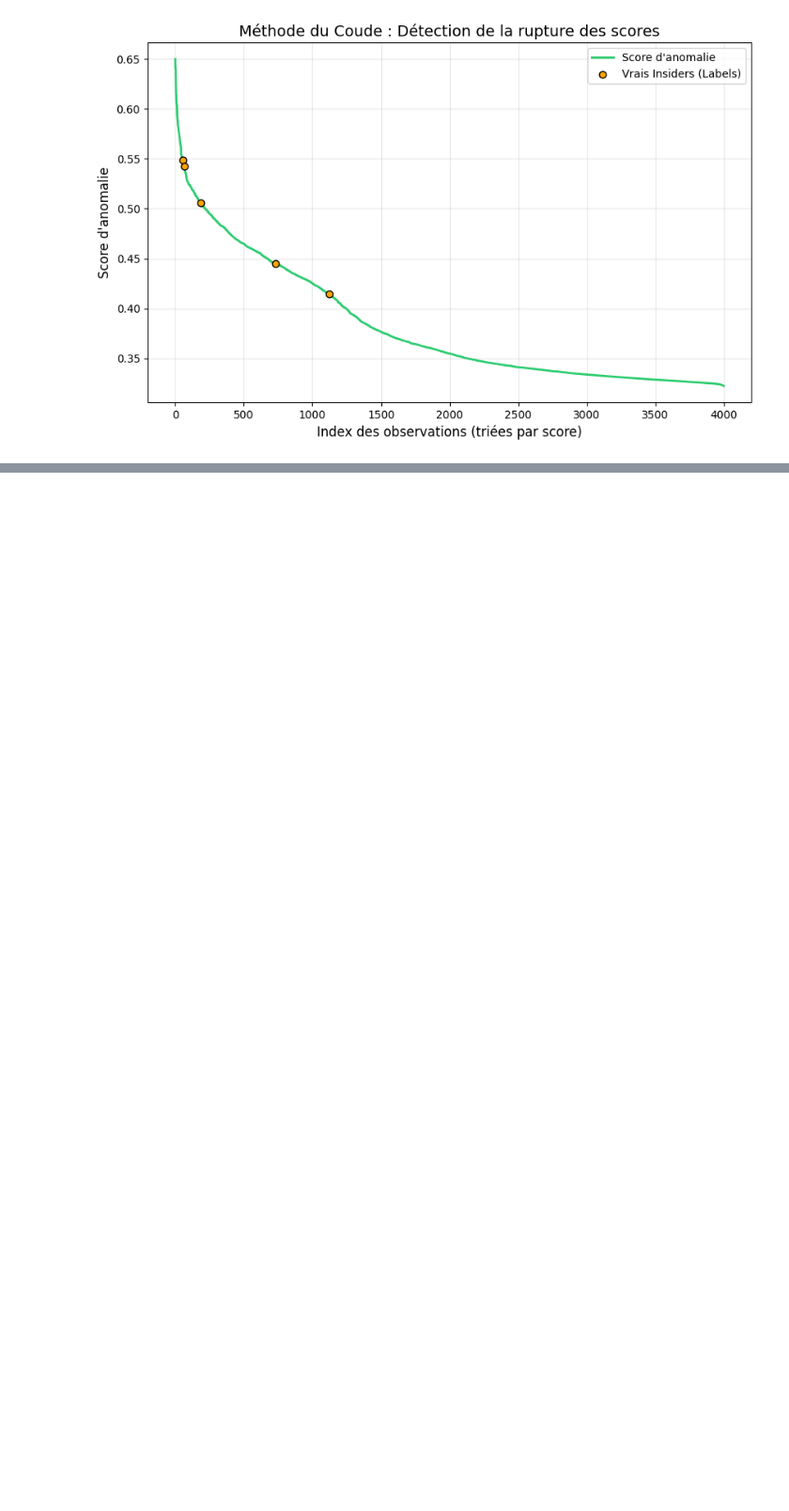
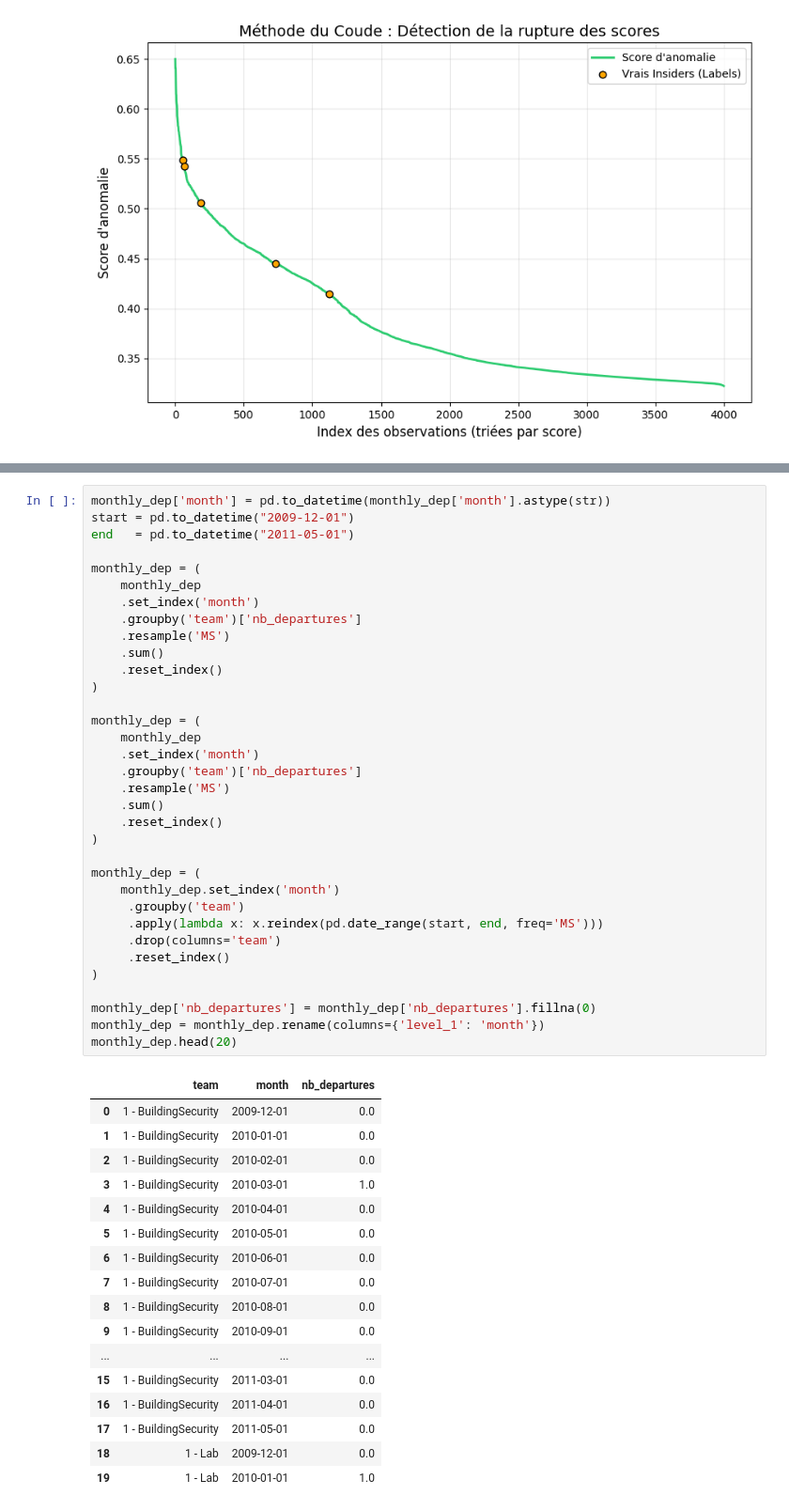
Before and after one commit to SamiKarboubi/CERT-Insider-Threat-Detection, a Jupyter notebook: features_extraction.ipynb, the cells around one changed output, grey strips where cells are left out. Shown at 94% size. Saved outputs shown, nothing was run; the diff lists cells and outputs as text; blank space fills up the shorter version.

```diff
--- a/features_extraction.ipynb
+++ b/features_extraction.ipynb
@@ -1268,0 +1338,52 @@ plt.show()
+# %%
+monthly_dep['month'] = pd.to_datetime(monthly_dep['month'].astype(str))
+start = pd.to_datetime("2009-12-01")
+end   = pd.to_datetime("2011-05-01")
+
+monthly_dep = (
+    monthly_dep
+    .set_index('month')
+    .groupby('team')['nb_departures']
+    .resample('MS')
+    .sum()
+    .reset_index()
+)
+
+monthly_dep = (
+    monthly_dep
+    .set_index('month')
+    .groupby('team')['nb_departures']
+    .resample('MS')
+    .sum()
+    .reset_index()
+)
+
+monthly_dep = (
+    monthly_dep.set_index('month')
+     .groupby('team')
+     .apply(lambda x: x.reindex(pd.date_range(start, end, freq='MS')))
+     .drop(columns='team')
+     .reset_index()
+)
+
+monthly_dep['nb_departures'] = monthly_dep['nb_departures'].fillna(0)
+monthly_dep = monthly_dep.rename(columns={'level_1': 'month'})
+monthly_dep.head(20)
+# %% [output]
+|  | team | month | nb_departures |
+| 0 | 1 - BuildingSecurity | 2009-12-01 | 0.0 |
+| 1 | 1 - BuildingSecurity | 2010-01-01 | 0.0 |
+| 2 | 1 - BuildingSecurity | 2010-02-01 | 0.0 |
+| 3 | 1 - BuildingSecurity | 2010-03-01 | 1.0 |
+| 4 | 1 - BuildingSecurity | 2010-04-01 | 0.0 |
+| 5 | 1 - BuildingSecurity | 2010-05-01 | 0.0 |
+| 6 | 1 - BuildingSecurity | 2010-06-01 | 0.0 |
+| 7 | 1 - BuildingSecurity | 2010-07-01 | 0.0 |
+| 8 | 1 - BuildingSecurity | 2010-08-01 | 0.0 |
+| 9 | 1 - BuildingSecurity | 2010-09-01 | 0.0 |
+| ... | ... | ... | ... |
+| 15 | 1 - BuildingSecurity | 2011-03-01 | 0.0 |
+| 16 | 1 - BuildingSecurity | 2011-04-01 | 0.0 |
+| 17 | 1 - BuildingSecurity | 2011-05-01 | 0.0 |
+| 18 | 1 - Lab | 2009-12-01 | 0.0 |
+| 19 | 1 - Lab | 2010-01-01 | 1.0 |
```
Also changed, not shown: parts of 10 cells of this notebook.
